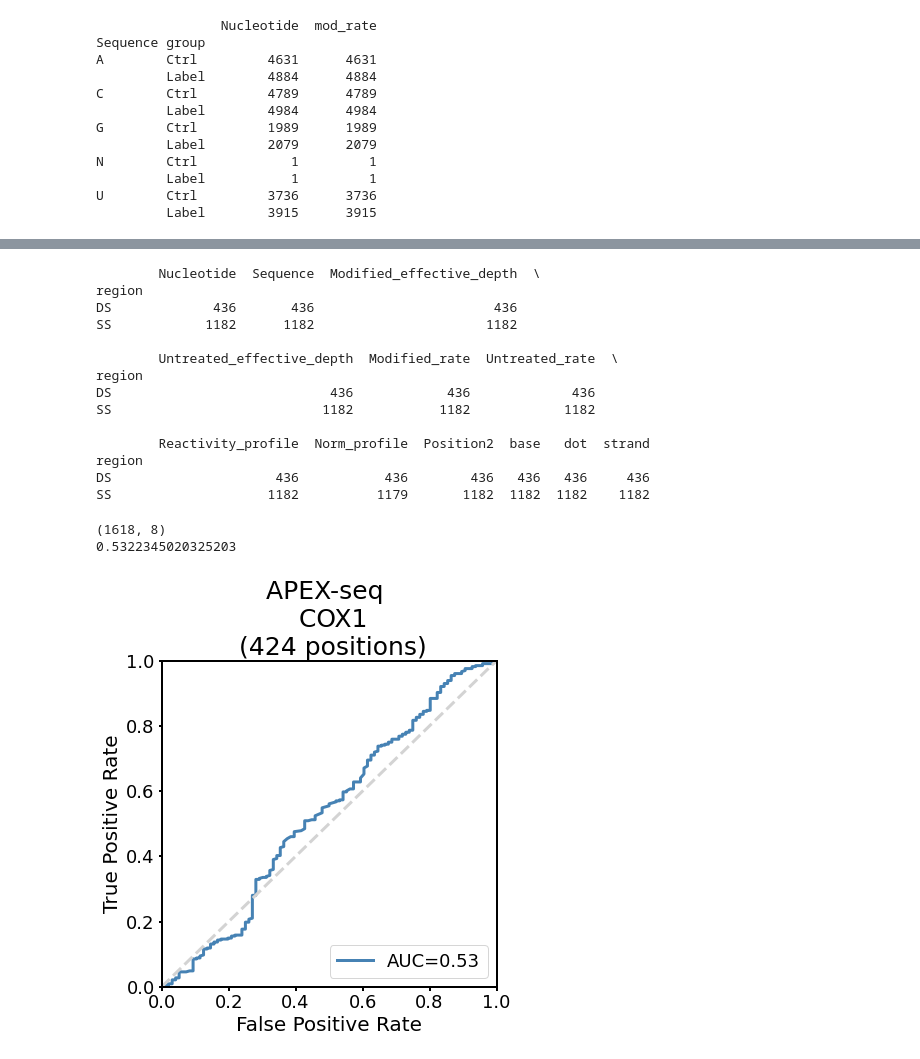
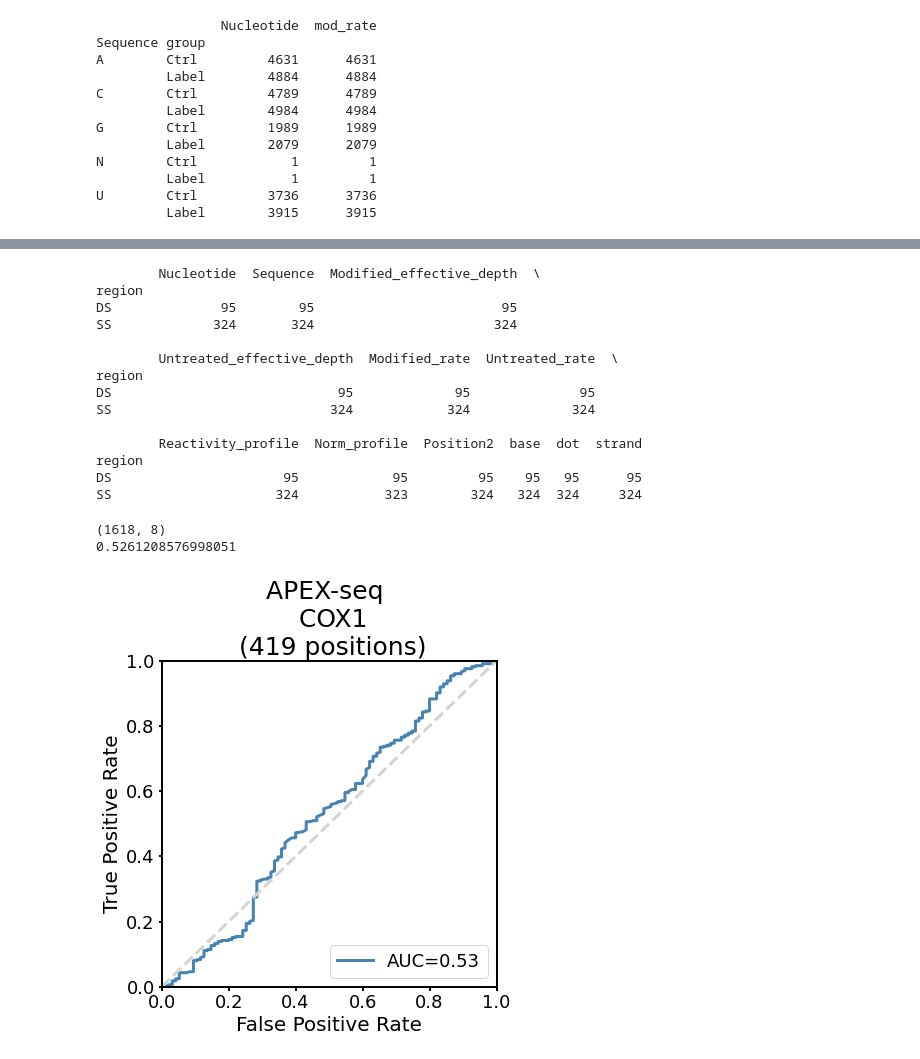
Before and after one commit to QSQX-HAN/PRADA-RNA_Structuromics, a Jupyter notebook: analysis/Extend_Fig5/Extend_Figure_5a_5b_5c.ipynb, the cells around one changed output, grey strips where cells are left out. Saved outputs shown, nothing was run; the diff lists cells and outputs as text; code cells hidden in the pictures.

```diff
--- a/analysis/Extend_Fig5/Extend_Figure_5a_5b_5c.ipynb
+++ b/analysis/Extend_Fig5/Extend_Figure_5a_5b_5c.ipynb
@@ -208,20 +210,20 @@ SS v.s. DS: Mann-Whitney-Wilcoxon test two-sided with Bonferroni correction, P_v
 # %%
-print(dplot.groupby(["region"]).count())
+print(dplott.groupby(["region"]).count())
 # %% [output]
         Nucleotide  Sequence  Modified_effective_depth  \
 region
-DS             436       436                       436
-SS            1182      1182                      1182
+DS              95        95                        95
+SS             324       324                       324
 
         Untreated_effective_depth  Modified_rate  Untreated_rate  \
 region
-DS                            436            436             436
-SS                           1182           1182            1182
+DS                             95             95              95
+SS                            324            324             324
 
-        Reactivity_profile  Norm_profile  Position2  base   dot  strand
+        Reactivity_profile  Norm_profile  Position2  base  dot  strand
 region
-DS                     436           436        436   436   436     436
-SS                    1182          1179       1182  1182  1182    1182
+DS                      95            95         95    95   95      95
+SS                     324           323        324   324  324     324
 # %%
 ### 1_3. Extend Fig5c --- --- ---
 # %%
@@ -251,6 +253,9 @@ apex = pd.read_csv(dir+'APEX-seq_mito_NC_012920.1_Homo_sapiens_mitochondrion_com
 cox1= apex[(apex['Nucleotide']>=5900) & (apex['Nucleotide']<=7517)]
 cox1=cox1[['Nucleotide','Sequence','Modified_effective_depth','Untreated_effective_depth','Modified_rate','Untreated_rate','Reactivity_profile','Norm_profile']]
 print(cox1.shape)
+cox1 = cox1[(cox1['Modified_effective_depth']>=5000) & (cox1['Untreated_effective_depth']>=5000)]
+
+
 cox1['Nucleotide']=cox1['Nucleotide']-5899
 cox1['Position2'] =cox1['Nucleotide']
 
@@ -265,32 +270,32 @@ flt=df[(df['base']=='T') | (df['base']=='U')]
 
 flt.to_csv('./Data/'+'source_data_Efig5c.csv',sep=',')
 
 ## plot --------------------------
 
 fpr_1, tpr_1, thresholds_1 = metrics.roc_curve(flt.strand, flt.Reactivity_profile, pos_label=1)
 roc_auc_1 = metrics.auc(fpr_1, tpr_1)
 print(roc_auc_1)
 
 fig, (ax) = plt.subplots(1, 1, figsize = (6, 6))
 for axis in ['top','bottom','left','right']:
     ax.spines[axis].set_linewidth(2)
     ax.tick_params(width = 2)
 
 plt.title('APEX-seq \n COX1'+'\n ('+str(flt.shape[0])+' positions)', fontsize = 25)
 plt.plot(fpr_1, tpr_1, color = 'steelblue', linewidth = 3.0, label = 'AUC=%0.2f' % roc_auc_1,)
 
 plt.legend(loc = 'lower right', fontsize = 18)
 plt.plot([0, 1], [0, 1], color = 'lightgrey', linewidth = 3.0, linestyle = 'dashed')
 plt.xlim([0, 1])
 plt.ylim([0, 1])
 plt.ylabel('True Positive Rate', fontsize = 20)
 plt.xlabel('False Positive Rate', fontsize = 20)
 plt.xticks(fontsize = 18)
 plt.yticks(fontsize = 18)
 
 dir_out = "./Data/"
 plt.savefig(dir_out+'Extend_Fig5c_APEX_COX1_baseU_AUROC.pdf',bbox_inches='tight', dpi=300)
 # %% [output]
 (1618, 8)
-0.5322345020325203
+0.5261208576998051
-[figure, old version]
+[figure, new version]
```
Also changed, not shown: parts of 2 cells of this notebook, 1 other file.
